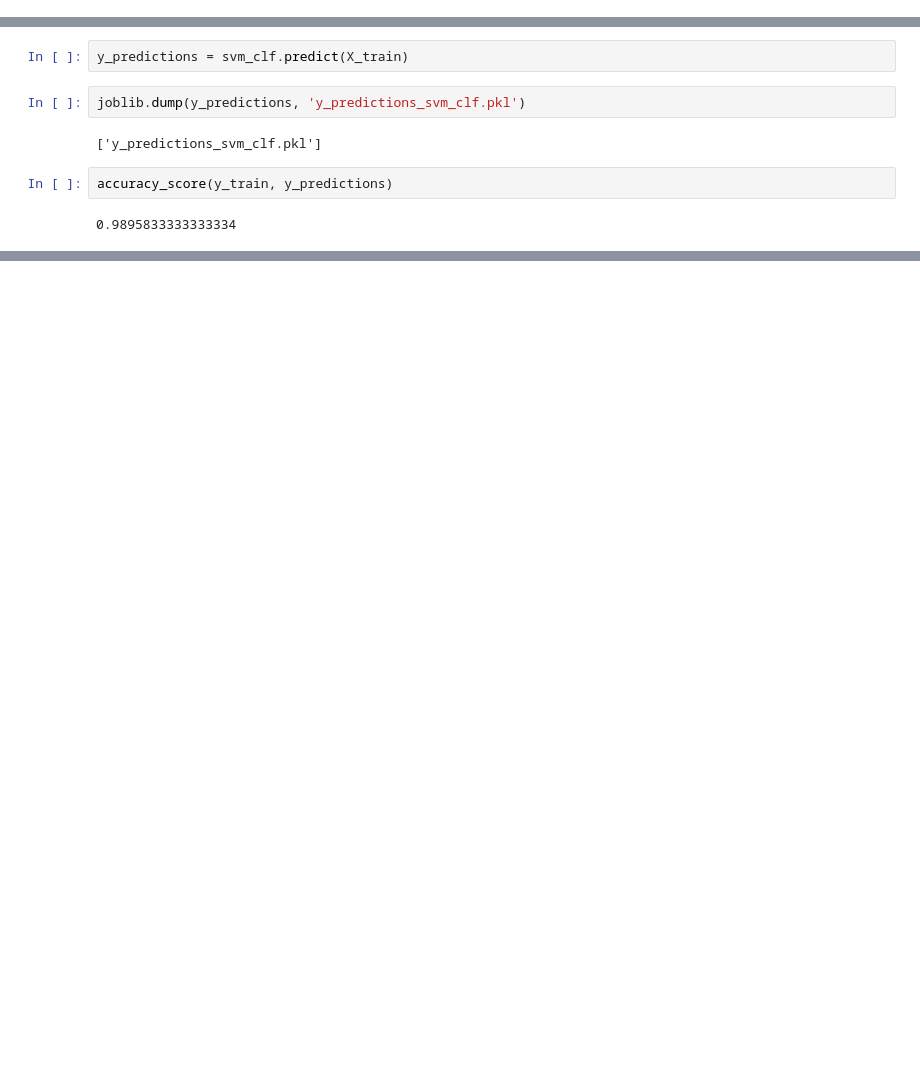
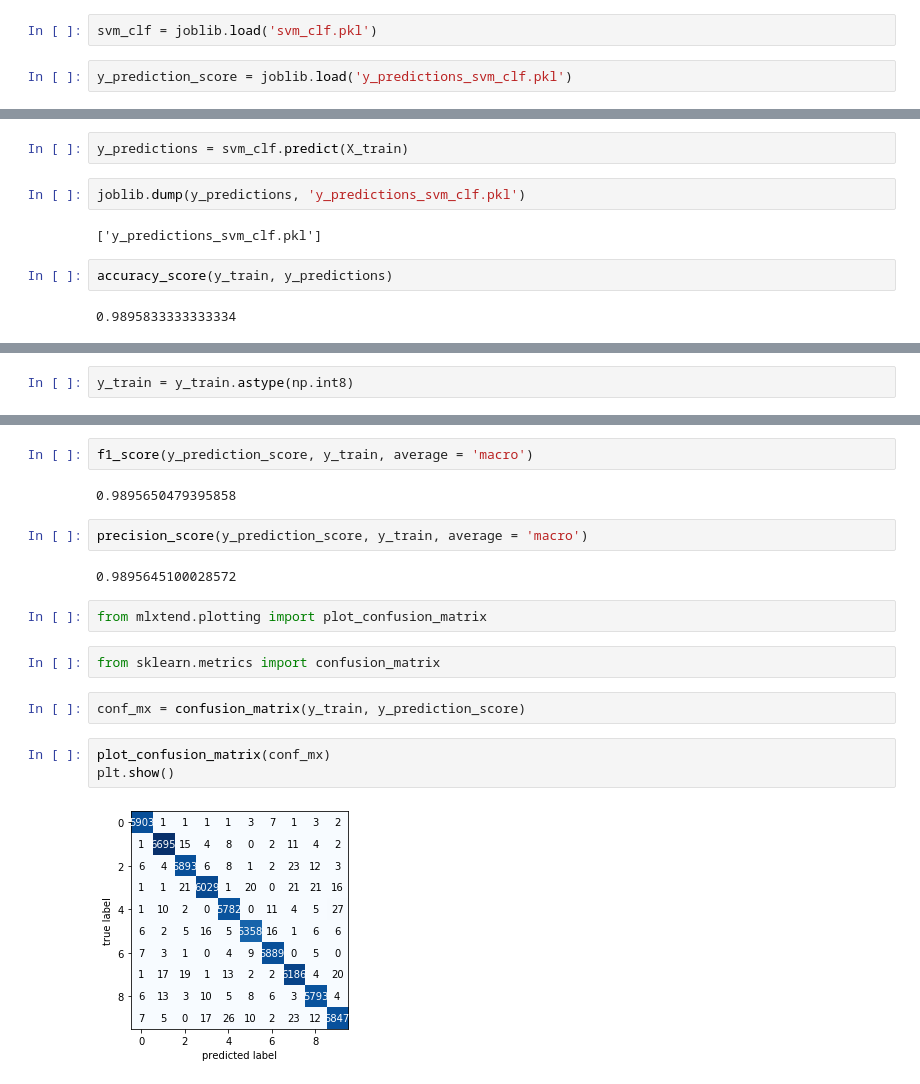
Before and after one commit to sergiovasquez122/CECS-456, a Jupyter notebook: Classification.ipynb, the cells around one changed output, grey strips where cells are left out. Cells and saved outputs as stored; diff of their text form; blank space fills up the shorter version.

```diff
--- a/Classification.ipynb
+++ b/Classification.ipynb
@@ -494 +496,5 @@ from sklearn.metrics import accuracy_score
+# %%
+svm_clf = joblib.load('svm_clf.pkl')
+# %%
+y_prediction_score = joblib.load('y_predictions_svm_clf.pkl')
 # %%
@@ -509,0 +524,2 @@ accuracy_score(y_train, y_predictions)
+# %%
+y_train = y_train.astype(np.int8)
@@ -509,0 +530,19 @@ accuracy_score(y_train, y_predictions)
+# %%
+f1_score(y_prediction_score, y_train, average = 'macro')
+# %% [output]
+0.9895650479395858
+# %%
+precision_score(y_prediction_score, y_train, average = 'macro')
+# %% [output]
+0.9895645100028572
+# %%
+from mlxtend.plotting import plot_confusion_matrix
+# %%
+from sklearn.metrics import confusion_matrix
+# %%
+conf_mx = confusion_matrix(y_train, y_prediction_score)
+# %%
+plot_confusion_matrix(conf_mx)
+plt.show()
+# %% [output]
+[figure, added]
```
Also changed, not shown: parts of 5 cells of this notebook.
